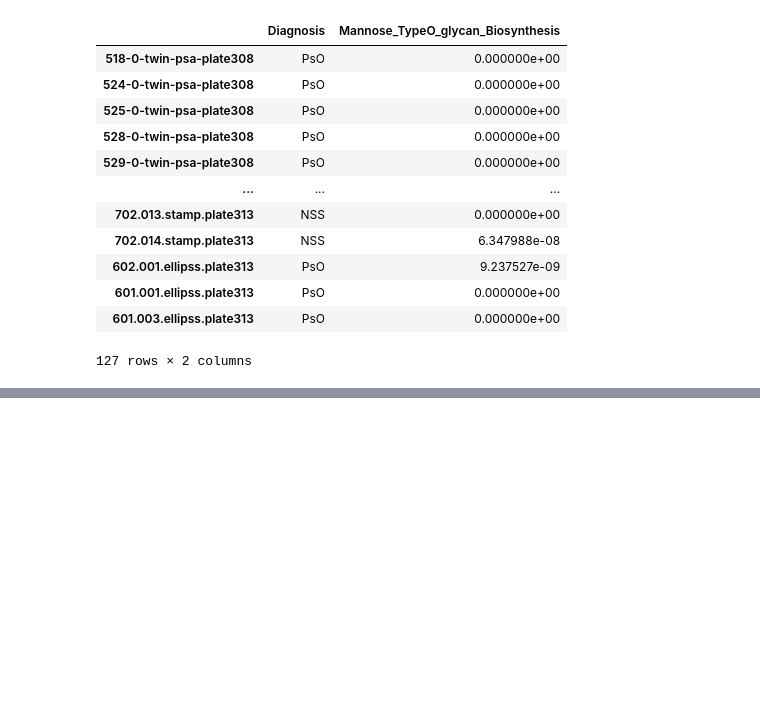
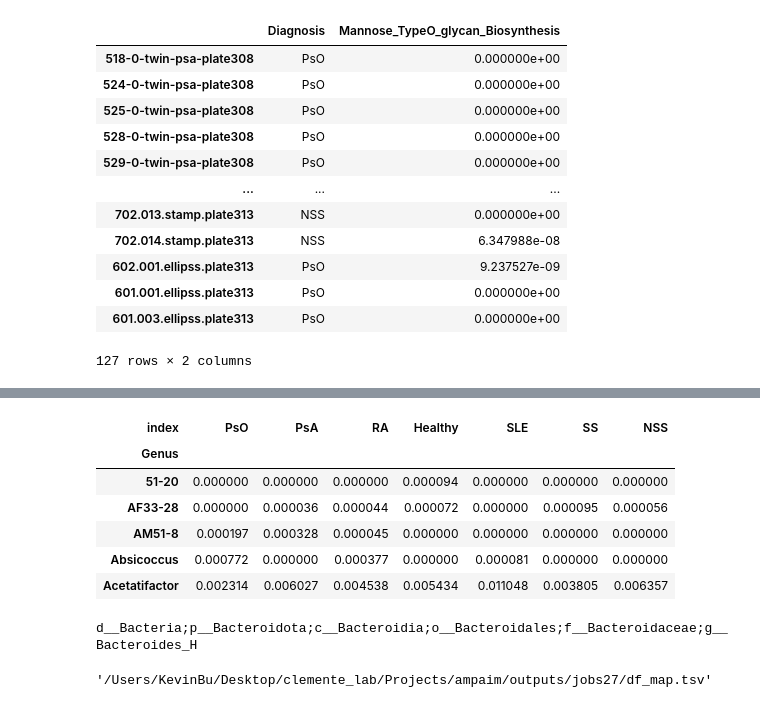
Before and after one commit to kbpi314/ampaim, a Jupyter notebook: code/AMPAIM_v10.ipynb, the cells around one changed output, grey strips where cells are left out. Saved outputs shown, nothing was run; the diff lists cells and outputs as text; code cells hidden in the pictures; blank space fills up the shorter version.

```diff
--- a/code/AMPAIM_v10.ipynb
+++ b/code/AMPAIM_v10.ipynb
@@ -1536,0 +1561,55 @@ df_csv
+# %%
+# q2R for stacked barplot
+# import mapping file
+df_map = rename_df(df_meta, 'Diagnosis')
+df_map.to_csv(path + 'outputs/jobs27/df_map.tsv', sep='\t')
+
+# grab diagnoses
+dx = df_map['Diagnosis'].unique().tolist()
+
+
+# import taxa table
+df_taxa = pd.read_csv(path + 'inputs/Q2_MSQ138_141_noctrl_noeiser_nocd_correct/otu_table_L6.csv', index_col=0)
+
+# grab indices per diagnosis
+dx_to_idx = {}
+for d in dx:
+    dx_to_idx[d] = list(df_map[df_map['Diagnosis'] == d].index.values)
+
+# create copy for export to R
+# transpose so it is untidy
+df_q2R = df_taxa.copy().T
+
+for d in dx:
+    df_q2R[d + '_mean'] = df_q2R[dx_to_idx[d]].mean(axis=1)
+
+df_q2R = df_q2R[[d + '_mean' for d in dx]]
+df_q2R.columns = df_q2R.columns.map(lambda x: x.split('_mean')[0])
+df_q2R.index.name = 'Genus'
+df_q2R.index = df_q2R.index.map(lambda x: x.split(';g__')[-1])
+
+# relabel empty as Unclassified and combine
+df_q2R.index = df_q2R.index.map(lambda x: 'Unclassified' if x == '' else x)
+df_q2R = df_q2R.groupby(df_q2R.index).sum()
+
+# export to tsv
+df_q2R.to_csv(path + 'outputs/jobs27/df_q2R.tsv', sep='\t')
+df_q2R.head()
+# %% [output]
+| index | PsO | PsA | RA | Healthy | SLE | SS | NSS |
+| Genus |  |  |  |  |  |  |  |
+| 51-20 | 0.000000 | 0.000000 | 0.000000 | 0.000094 | 0.000000 | 0.000000 | 0.000000 |
+| AF33-28 | 0.000000 | 0.000036 | 0.000044 | 0.000072 | 0.000000 | 0.000095 | 0.000056 |
+| AM51-8 | 0.000197 | 0.000328 | 0.000045 | 0.000000 | 0.000000 | 0.000000 | 0.000000 |
+| Absicoccus | 0.000772 | 0.000000 | 0.000377 | 0.000000 | 0.000081 | 0.000000 | 0.000000 |
+| Acetatifactor | 0.002314 | 0.006027 | 0.004538 | 0.005434 | 0.011048 | 0.003805 | 0.006357 |
+# %%
+for x in df_taxa.columns:
+    if 'Bacteroides_H' in x:
+        print(x)
+# %% [output]
+d__Bacteria;p__Bacteroidota;c__Bacteroidia;o__Bacteroidales;f__Bacteroidaceae;g__Bacteroides_H
+# %%
+path + 'outputs/jobs27/df_map.tsv'
+# %% [output]
+'/Users/KevinBu/Desktop/clemente_lab/Projects/ampaim/outputs/jobs27/df_map.tsv'
```
Also changed, not shown: parts of 5 cells of this notebook, 5 other files.
